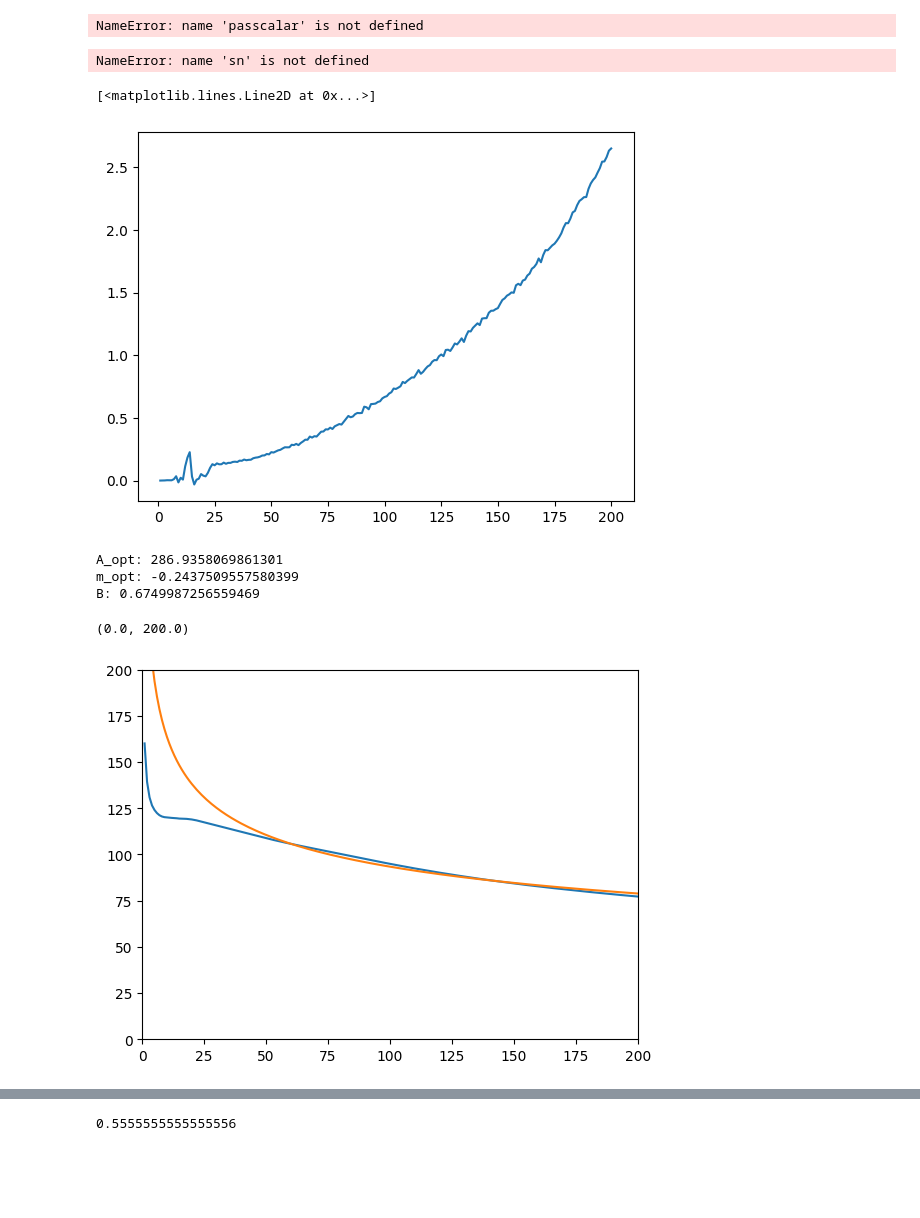
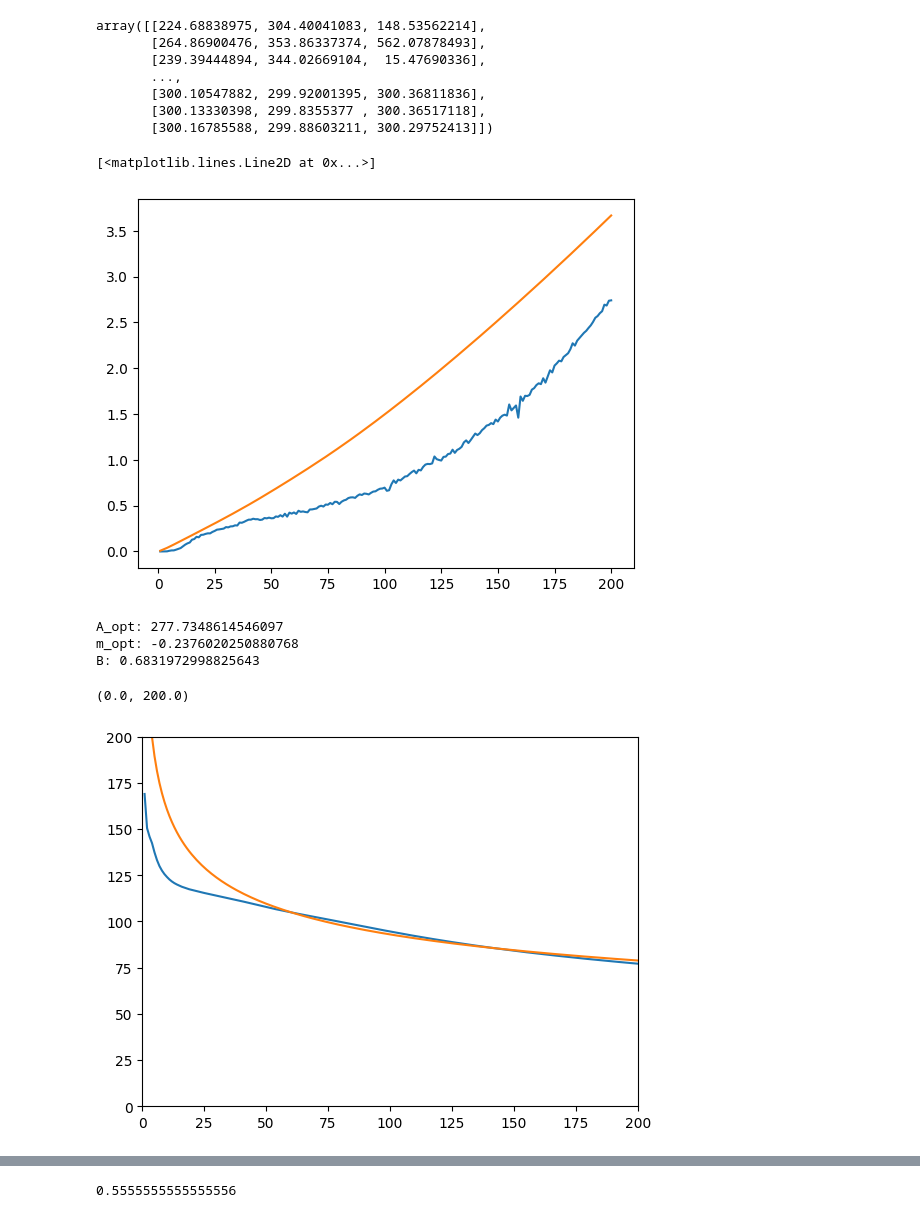
Before and after one commit to gusbeane/GSEgas, a Jupyter notebook: plots/coolingflow/coolingflow.ipynb, the cells around one changed output, grey strips where cells are left out. Cells and saved outputs as stored; diff of their text form; code cells hidden in the pictures; blank space fills up the shorter version.

```diff
--- a/plots/coolingflow/coolingflow.ipynb
+++ b/plots/coolingflow/coolingflow.ipynb
@@ -16,7 +16,7 @@ import importlib
 importlib.reload(lowda);
 # %%
 name = 'MW4_MHG0.25_GSE2_MHG0.5'
-nameiso = 'MW4iso_fg0.2_MHG0.25_RC9'
+nameiso = 'MW4iso_fg0.2_MHG0.25_RC9_vphi0.1'
 lvl = 'lvl4-noB'
 
 idx_list = [0, 50, 100, 200, 400, 600, 800, 1000, 1200, 1400, 1600]
@@ -70,9 +41,11 @@ galiso['idx_list']
 # %%
-def get_stuff(gal, idx):
-    i = gal['i_from_idx'][idx]
-    sn = gal['sn_idx'][idx]
-    COM = gal['MW_COM'][i]
-    COMV = gal['MW_COMV'][i]
+# def get_stuff(gal, idx):
+if True:
+    idx = 400
+    i = galiso['i_from_idx'][idx]
+    sn = galiso['sn_idx'][idx]
+    COM = galiso['MW_COM'][i]
+    COMV = galiso['MW_COMV'][i]
 
     G = 43018.7
 
@@ -84,9 +57,9 @@ def get_stuff(gal, idx):
     UnitDensity_in_cgs = UnitMass_in_g / (UnitLength_in_cm)**3
     UnitEnergy_in_cgs = UnitMass_in_g * (UnitLength_in_cm/UnitTime_in_s)**2
 
-    mass = sn.part0.mass.value
-    pos = sn.part0.pos.value - COM
-    vel = sn.part0.vel.value - COMV
+    mass = sn.part0.Masses
+    pos = sn.part0.Coordinates - COM
+    vel = sn.part0.Velocities - COMV
 
     r = np.linalg.norm(pos, axis=1)
     v = np.linalg.norm(vel, axis=1)
@@ -101,31 +74,39 @@ def get_stuff(gal, idx):
 
     tflow = np.abs(r/vr)
 
-    P = sn.part0.Pressure.value * UnitPressure_in_cgs
+    P = sn.part0.Pressure * UnitPressure_in_cgs
     GAMMA = 5./3.
     Lambda = -sn.part0.GFM_CoolingRate
-    n, T = get_n_T(sn)
+
+    n = sn.part0.NumberDensity
+    T = sn.part0.Temperature
 
     C = n**2 * Lambda # in units of erg/s/cm^3
     C /= UnitEnergy_in_cgs / UnitTime_in_s / (UnitLength_in_cm)**3
-    energy = sn.part0.rho.value * sn.part0.u.value
+    energy = sn.part0.Density * sn.part0.InternalEnergy
 
     tcool = energy/C
     cssq = sn.part0.SoundSpeed**2
 
     passcalar = sn.part0.PassiveScalars * sn.part0.Masses.reshape(-1, 1)
 
-    return r, vr, T
+    # return r, vr, T
-# %%
-np.sum(passcalar, axis=0)
-# %% [output]
-NameError: name 'passcalar' is not defined
+# %%
+sn.part0.Coordinates
+# %% [output]
+array([[224.68838975, 304.40041083, 148.53562214],
+       [264.86900476, 353.86337374, 562.07878493],
+       [239.39444894, 344.02669104,  15.47690336],
+       ...,
+       [300.10547882, 299.92001395, 300.36811836],
+       [300.13330398, 299.8355377 , 300.36517118],
+       [300.16785588, 299.88603211, 300.29752413]])
 # %%
 r_pt = {}
 for pt in range(6):
-    if sn.NumPart_Total[pt] > 0:
+    if sn.header.NumPart_Total[pt] > 0:
         part = getattr(sn, 'part'+str(pt))
-        r_pt[pt] = np.linalg.norm(part.rotpos, axis=1)
+        r_pt[pt] = np.linalg.norm(part.RotatedCoordinates, axis=1)
 
 renclist       = np.linspace(1, 200, 200)
 
@@ -143,10 +124,10 @@ for i,renc in enumerate(renclist):
     for pt in r_pt.keys():
         part = getattr(sn, 'part'+str(pt))
         key = r_pt[pt] < renc
-        if sn.MassTable[pt] == 0:
-            Menc[i] += np.sum(part.mass.value[key])
+        if sn.header.MassTable[pt] == 0:
+            Menc[i] += np.sum(part.Masses[key])
         else:
-            Menc[i] += sn.MassTable[pt] * np.sum(key)
+            Menc[i] += sn.header.MassTable[pt] * np.sum(key)
 
     key          = np.logical_and(r_pt[0] > renc - dr/2., r_pt[0] < renc + dr/2.)
     cssqlist[i]  = np.mean(cssq[key])
@@ -162,13 +143,12 @@ for i,renc in enumerate(renclist):
 vcsq = G*Menc/renclist
 vc = np.sqrt(vcsq)
 tfflist = np.sqrt(2) * renclist / vc
-# %% [output]
-NameError: name 'sn' is not defined
 # %%
 plt.plot(renclist, tcoollist)
+plt.plot(renclist, tfflist)
 # %% [output]
 [<matplotlib.lines.Line2D at 0x...>]
-[figure, old version]
+[figure, new version]
 # %%
 def power_law(x, A, m):
     return A * x**m
@@ -188,11 +168,11 @@ plt.plot(renclist, power_law(renclist, A_opt, m_opt))
 plt.xlim(0, 200)
 plt.ylim(0, 200)
 # %% [output]
-A_opt: 286.9358069861301
-m_opt: -0.2437509557580399
-B: 0.6749987256559469
+A_opt: 277.7348614546097
+m_opt: -0.2376020250880768
+B: 0.6831972998825643
 (0.0, 200.0)
-[figure, old version]
+[figure, new version]
 # %%
 dvdr = np.gradient(vc, renclist)
 m = (renclist/vc)*dvdr
```
Also changed, not shown: parts of 12 cells of this notebook, 3 other files.
